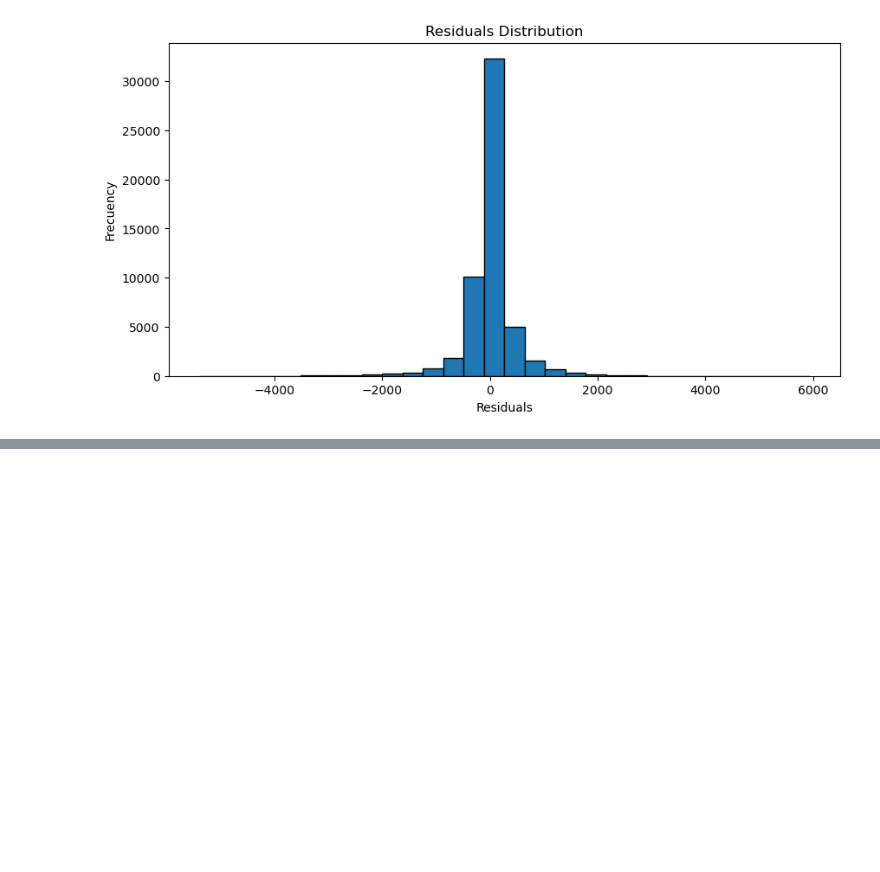
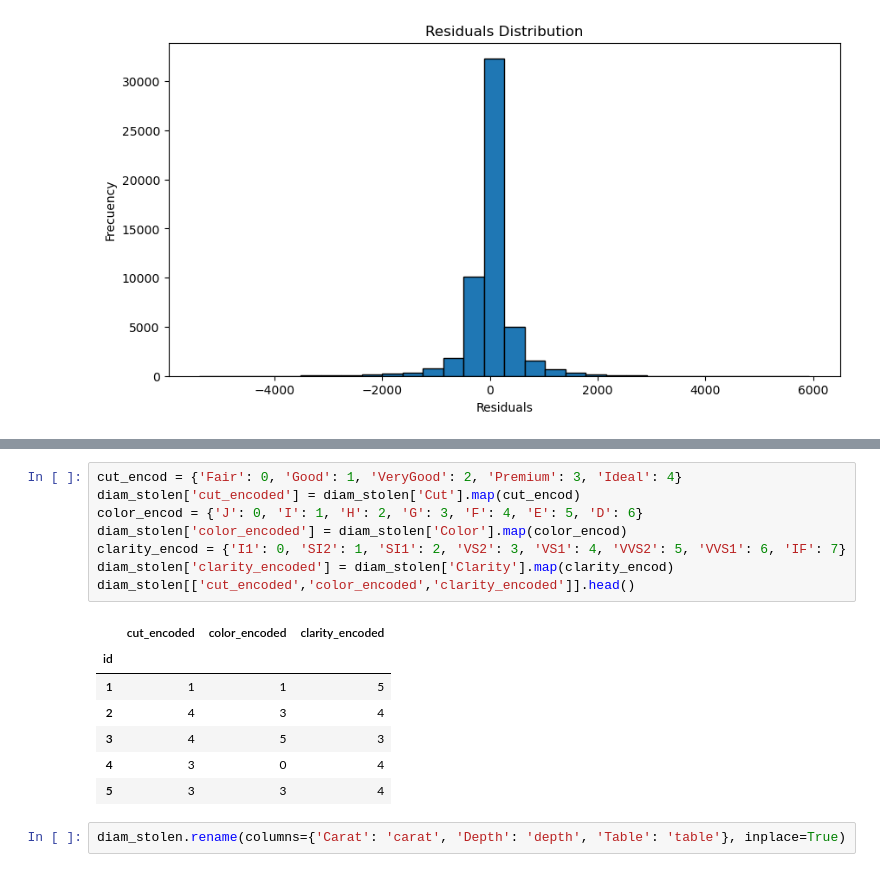
Before and after one commit to IkramSR/Test-Data-Scientist-Ikram, a Jupyter notebook: Test_DS_Ikram_Saucedo.ipynb, the cells around one changed output, grey strips where cells are left out. Drawn from its saved outputs; the diff is of its cells as text; blank space fills up the shorter version.

```diff
--- a/Test_DS_Ikram_Saucedo.ipynb
+++ b/Test_DS_Ikram_Saucedo.ipynb
@@ -390,0 +408,18 @@ plt.show()
+# %%
+cut_encod = {'Fair': 0, 'Good': 1, 'VeryGood': 2, 'Premium': 3, 'Ideal': 4}
+diam_stolen['cut_encoded'] = diam_stolen['Cut'].map(cut_encod)
+color_encod = {'J': 0, 'I': 1, 'H': 2, 'G': 3, 'F': 4, 'E': 5, 'D': 6}
+diam_stolen['color_encoded'] = diam_stolen['Color'].map(color_encod)
+clarity_encod = {'I1': 0, 'SI2': 1, 'SI1': 2, 'VS2': 3, 'VS1': 4, 'VVS2': 5, 'VVS1': 6, 'IF': 7}
+diam_stolen['clarity_encoded'] = diam_stolen['Clarity'].map(clarity_encod)
+diam_stolen[['cut_encoded','color_encoded','clarity_encoded']].head()
+# %% [output]
+|  | cut_encoded | color_encoded | clarity_encoded |
+| id |  |  |  |
+| 1 | 1 | 1 | 5 |
+| 2 | 4 | 3 | 4 |
+| 3 | 4 | 5 | 3 |
+| 4 | 3 | 0 | 4 |
+| 5 | 3 | 3 | 4 |
+# %%
+diam_stolen.rename(columns={'Carat': 'carat', 'Depth': 'depth', 'Table': 'table'}, inplace=True)
```
Also changed, not shown: parts of 6 cells of this notebook, 1 other file.
